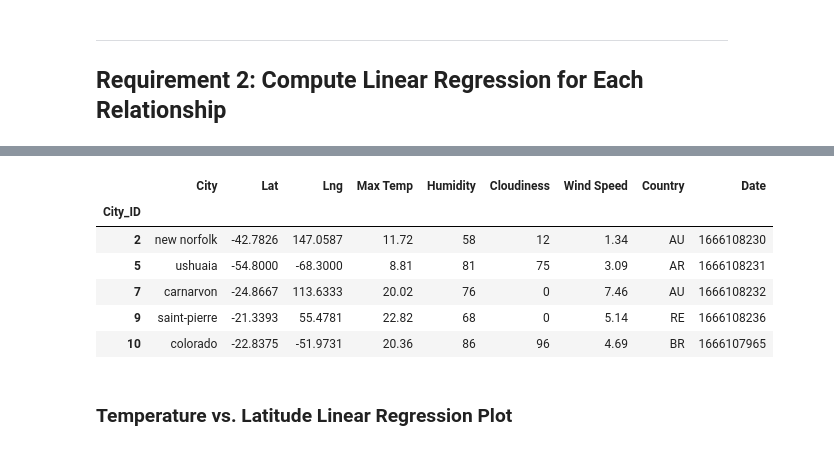
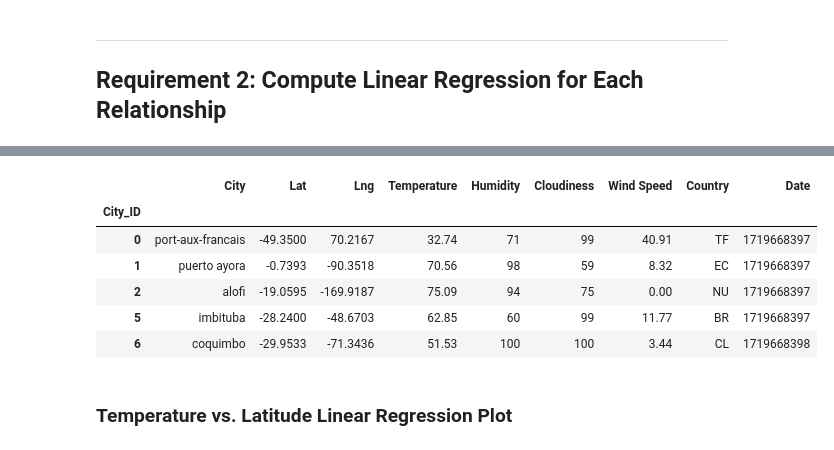
Before and after one commit to DenverEro/python-api-challenge, a Jupyter notebook: WeatherPy/WeatherPy.ipynb, the cells around one changed output, grey strips where cells are left out. Drawn from its saved outputs; the diff is of its cells as text; code cells hidden in the pictures.

```diff
--- a/WeatherPy/WeatherPy.ipynb
+++ b/WeatherPy/WeatherPy.ipynb
@@ -174,6 +207,6 @@ city_data_df.to_csv("output_data/cities.csv", index_label="City_ID")
 # %%
 # Read saved data
-city_data_df = pd.read_csv("output_data/cities.csv", index_col="City_ID")
+city_data_df = pd.read_csv("cities.csv", index_col="City_ID")
 
 # Display sample data
 city_data_df.head()
@@ -275,16 +335,16 @@ northern_hemi_df.head()
 # %%
 # Create a DataFrame with the Southern Hemisphere data (Latitude < 0)
-# YOUR CODE HERE
+southern_hemi_df = city_data_df[city_data_df["Lat"] < 0]
 
 # Display sample data
 southern_hemi_df.head()
 # %% [output]
-|  | City | Lat | Lng | Max Temp | Humidity | Cloudiness | Wind Speed | Country | Date |
+|  | City | Lat | Lng | Temperature | Humidity | Cloudiness | Wind Speed | Country | Date |
 | City_ID |  |  |  |  |  |  |  |  |  |
-| 2 | new norfolk | -42.7826 | 147.0587 | 11.72 | 58 | 12 | 1.34 | AU | 1666108230 |
-| 5 | ushuaia | -54.8000 | -68.3000 | 8.81 | 81 | 75 | 3.09 | AR | 1666108231 |
-| 7 | carnarvon | -24.8667 | 113.6333 | 20.02 | 76 | 0 | 7.46 | AU | 1666108232 |
-| 9 | saint-pierre | -21.3393 | 55.4781 | 22.82 | 68 | 0 | 5.14 | RE | 1666108236 |
-| 10 | colorado | -22.8375 | -51.9731 | 20.36 | 86 | 96 | 4.69 | BR | 1666107965 |
+| 0 | port-aux-francais | -49.3500 | 70.2167 | 32.74 | 71 | 99 | 40.91 | TF | 1719668397 |
+| 1 | puerto ayora | -0.7393 | -90.3518 | 70.56 | 98 | 59 | 8.32 | EC | 1719668397 |
+| 2 | alofi | -19.0595 | -169.9187 | 75.09 | 94 | 75 | 0.00 | NU | 1719668397 |
+| 5 | imbituba | -28.2400 | -48.6703 | 62.85 | 60 | 99 | 11.77 | BR | 1719668397 |
+| 6 | coquimbo | -29.9533 | -71.3436 | 51.53 | 100 | 100 | 3.44 | CL | 1719668398 |
 # %% [markdown]
 ###  Temperature vs. Latitude Linear Regression Plot
```
Also changed, not shown: parts of 43 cells of this notebook, 6 other files.
